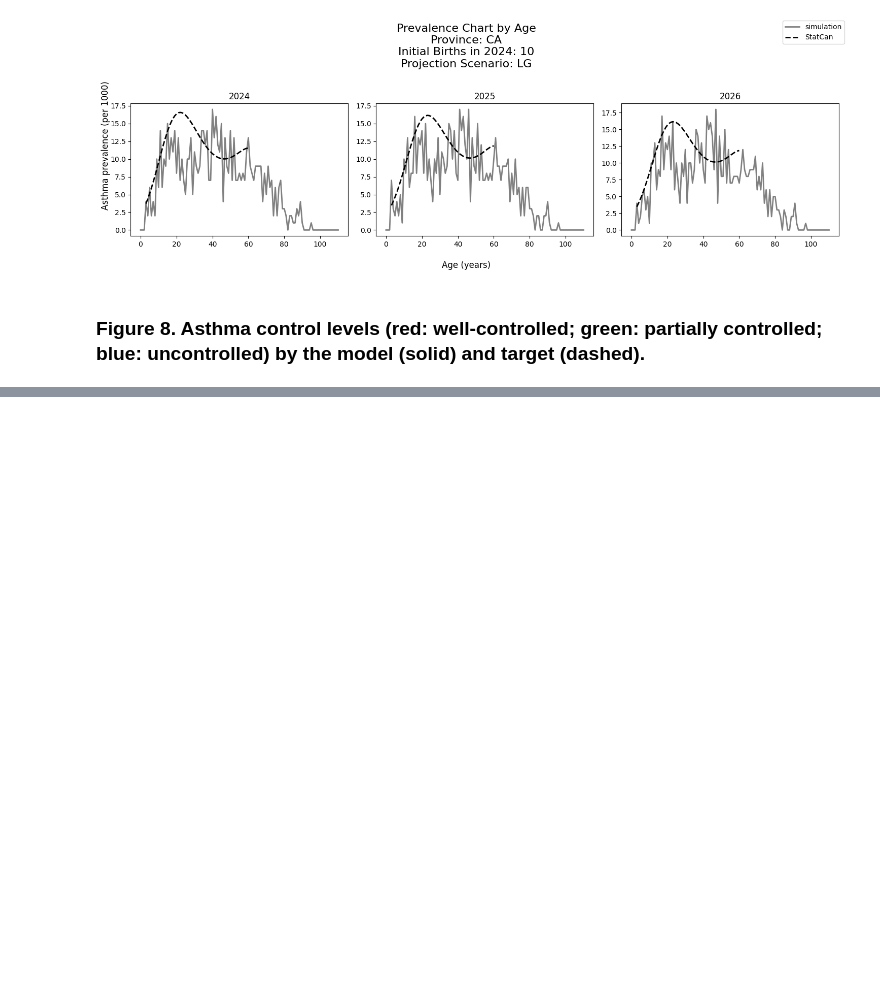
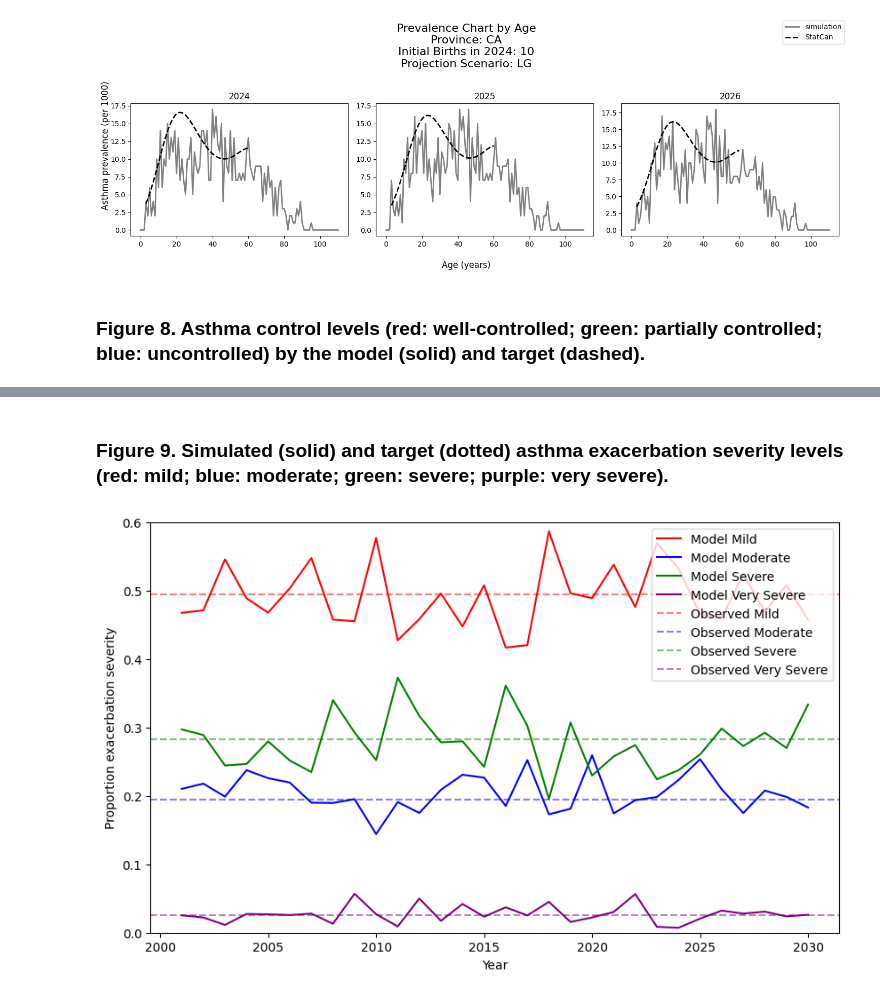
Before and after one commit to resplab/leap, a Jupyter notebook: validation.ipynb, the cells around one changed output, grey strips where cells are left out. Cells and saved outputs as stored; diff of their text form; code cells hidden in the pictures; blank space fills up the shorter version.

```diff
--- a/validation.ipynb
+++ b/validation.ipynb
@@ -334,0 +344,73 @@ plt.show()
+# %% [markdown]
+### Figure 9. Simulated (solid) and target (dotted) asthma exacerbation severity levels (red: mild; blue: moderate; green: severe; purple: very severe).
+# %%
+# Figure 9. Simulated (solid) and target (dotted) asthma exacerbation severity levels (red: mild; blue: moderate; green: severe; purple: very severe).
+
+# Validation parameters
+TARGET_MILD = 0.495
+TARGET_MODERATE = 0.195
+TARGET_SEVERE = 0.283
+TARGET_VERY_SEVERE = 0.026
+
+# Read in simulation control data
+severity_df = pd.read_csv(
+    "output/2001-30-CA-M3-100-110/outcome_matrix_exacerbation_by_severity.csv")
+
+# Plotting parameters
+plt.figure(figsize=(10, 6))
+
+# Filter by levels
+severity_level0_df = severity_df[severity_df["severity"] == 0]  # mild
+severity_level1_df = severity_df[severity_df["severity"] == 1]  # moderate
+severity_level2_df = severity_df[severity_df["severity"] == 2]  # severe
+severity_level3_df = severity_df[severity_df["severity"] == 3]  # very severe
+
+# Sum over sexes and years
+severity_level0_total = severity_level0_df.groupby(
+    ['year'])['p_exacerbations'].sum().reset_index()
+severity_level1_total = severity_level1_df.groupby(
+    ['year'])['p_exacerbations'].sum().reset_index()
+severity_level2_total = severity_level2_df.groupby(
+    ['year'])['p_exacerbations'].sum().reset_index()
+severity_level3_total = severity_level3_df.groupby(
+    ['year'])['p_exacerbations'].sum().reset_index()
+
+# Normalize over 4 severities
+for year in severity_level0_total['year'].unique():
+    p0 = severity_level0_total.loc[severity_level0_total['year'] == year, 'p_exacerbations'].values
+    p1 = severity_level1_total.loc[severity_level1_total['year'] == year, 'p_exacerbations'].values
+    p2 = severity_level2_total.loc[severity_level2_total['year'] == year, 'p_exacerbations'].values
+    p3 = severity_level3_total.loc[severity_level3_total['year'] == year, 'p_exacerbations'].values
+    total = p0 + p1 + p2 + p3
+    severity_level0_total.loc[severity_level0_total['year'] == year, 'p_exacerbations'] /= total
+    severity_level1_total.loc[severity_level1_total['year'] == year, 'p_exacerbations'] /= total
+    severity_level2_total.loc[severity_level2_total['year'] == year, 'p_exacerbations'] /= total
+    severity_level3_total.loc[severity_level3_total['year'] == year, 'p_exacerbations'] /= total
+
+# Create plots for each severity level
+plt.plot(severity_level0_total['year'], severity_level0_total['p_exacerbations'],
+         label='Model Mild', color='red', linestyle='solid')
+plt.plot(severity_level1_total['year'], severity_level1_total['p_exacerbations'],
+         label='Model Moderate', color='blue', linestyle='solid')
+plt.plot(severity_level2_total['year'], severity_level2_total['p_exacerbations'],
+         label='Model Severe', color='green', linestyle='solid')
+plt.plot(severity_level3_total['year'], severity_level3_total['p_exacerbations'],
+         label='Model Very Severe', color='purple', linestyle='solid')
+# Plot horizontal target values
+plt.axhline(y=TARGET_MILD, label='Observed Mild',
+            color='red', linestyle='dashed', alpha=0.5)
+plt.axhline(y=TARGET_MODERATE, label='Observed Moderate',
+            color='blue', linestyle='dashed', alpha=0.5)
+plt.axhline(y=TARGET_SEVERE, label='Observed Severe',
+            color='green', linestyle='dashed', alpha=0.5)
+plt.axhline(y=TARGET_VERY_SEVERE, label='Observed Very Severe',
+            color='purple', linestyle='dashed', alpha=0.5)
+
+# Additional elements
+plt.ylim(0, 0.6)
+plt.xlabel("Year")
+plt.ylabel("Proportion exacerbation severity")
+plt.legend()
+plt.show()
+# %% [output]
+[figure, added]
```
Also changed, not shown: parts of 1 cell of this notebook.
